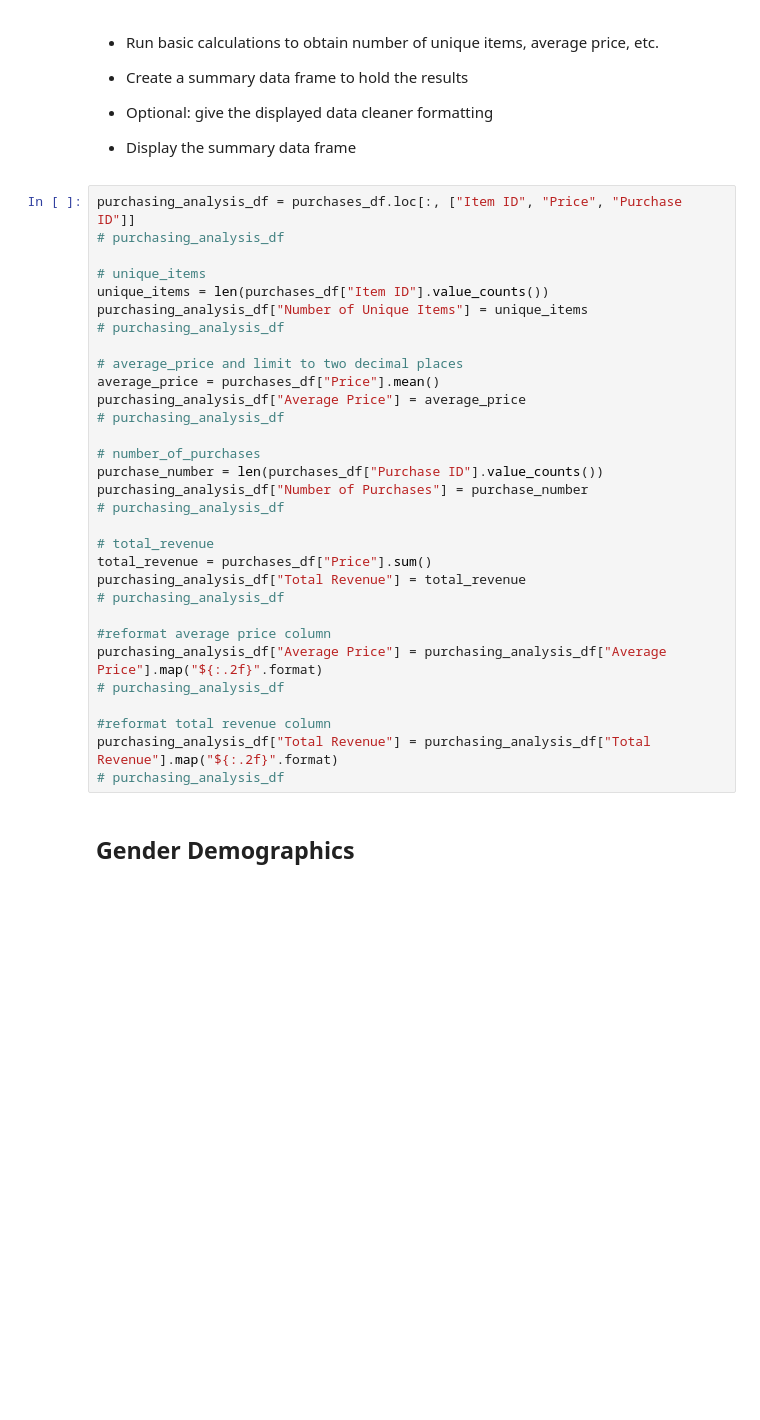
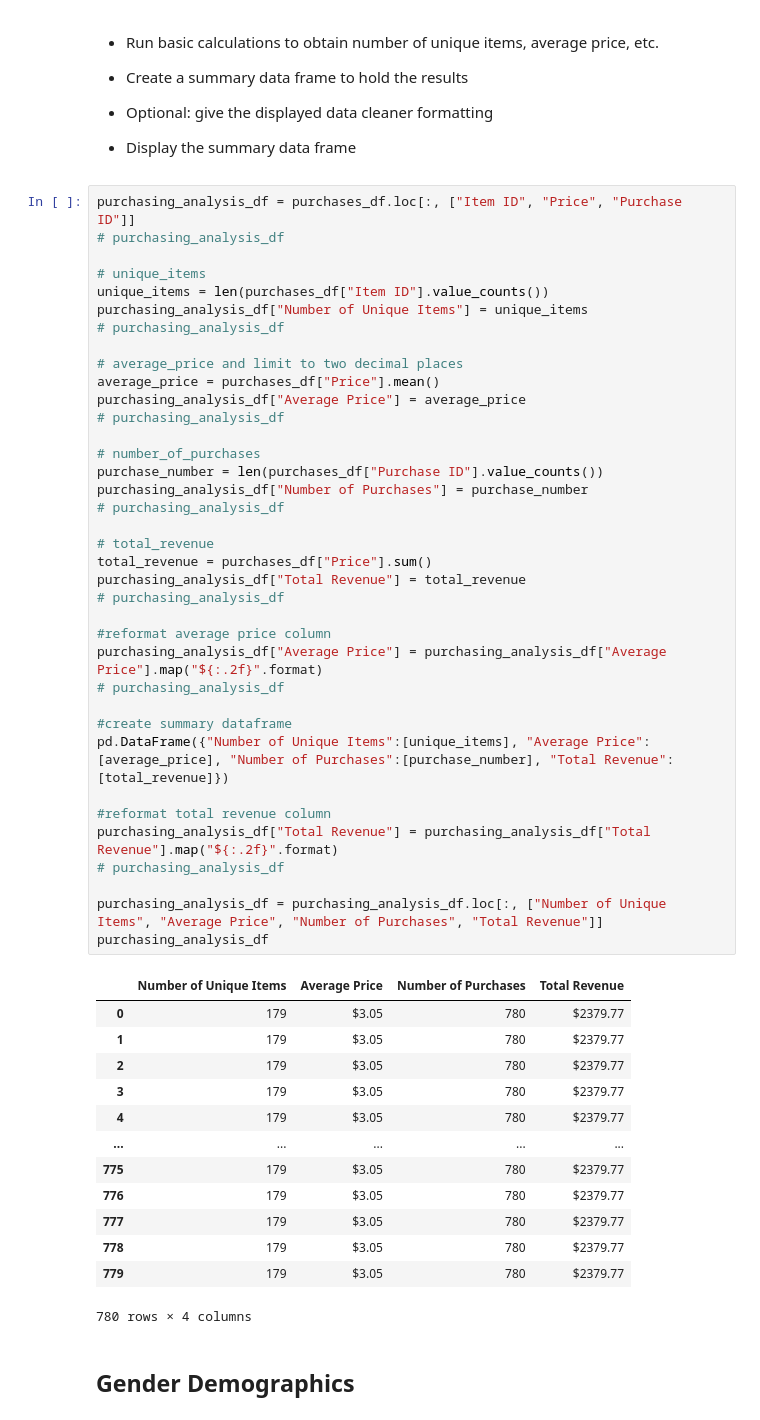
Before and after one commit to Unis434/pandas---challenge, a Jupyter notebook: HeroesOfPymoli_starter.ipynb, the cells around one changed output. Saved outputs shown, nothing was run; the diff lists cells and outputs as text; blank space fills up the shorter version.

```diff
--- a/HeroesOfPymoli_starter.ipynb
+++ b/HeroesOfPymoli_starter.ipynb
@@ -59,33 +59,53 @@ pd.DataFrame({"Total Count": [player_count]})
 purchasing_analysis_df = purchases_df.loc[:, ["Item ID", "Price", "Purchase ID"]]
 # purchasing_analysis_df
 
 # unique_items
 unique_items = len(purchases_df["Item ID"].value_counts())
 purchasing_analysis_df["Number of Unique Items"] = unique_items
 # purchasing_analysis_df
 
 # average_price and limit to two decimal places
 average_price = purchases_df["Price"].mean()
 purchasing_analysis_df["Average Price"] = average_price
 # purchasing_analysis_df
 
 # number_of_purchases
 purchase_number = len(purchases_df["Purchase ID"].value_counts())
 purchasing_analysis_df["Number of Purchases"] = purchase_number
 # purchasing_analysis_df
 
 # total_revenue
 total_revenue = purchases_df["Price"].sum()
 purchasing_analysis_df["Total Revenue"] = total_revenue
 # purchasing_analysis_df
 
 #reformat average price column
 purchasing_analysis_df["Average Price"] = purchasing_analysis_df["Average Price"].map("${:.2f}".format)
 # purchasing_analysis_df
 
+#create summary dataframe
+pd.DataFrame({"Number of Unique Items":[unique_items], "Average Price":[average_price], "Number of Purchases":[purchase_number], "Total Revenue":[total_revenue]})
+
 #reformat total revenue column
 purchasing_analysis_df["Total Revenue"] = purchasing_analysis_df["Total Revenue"].map("${:.2f}".format)
 # purchasing_analysis_df
+
+purchasing_analysis_df = purchasing_analysis_df.loc[:, ["Number of Unique Items", "Average Price", "Number of Purchases", "Total Revenue"]]
+purchasing_analysis_df
+# %% [output]
+|  | Number of Unique Items | Average Price | Number of Purchases | Total Revenue |
+| 0 | 179 | $3.05 | 780 | $2379.77 |
+| 1 | 179 | $3.05 | 780 | $2379.77 |
+| 2 | 179 | $3.05 | 780 | $2379.77 |
+| 3 | 179 | $3.05 | 780 | $2379.77 |
+| 4 | 179 | $3.05 | 780 | $2379.77 |
+| ... | ... | ... | ... | ... |
+| 775 | 179 | $3.05 | 780 | $2379.77 |
+| 776 | 179 | $3.05 | 780 | $2379.77 |
+| 777 | 179 | $3.05 | 780 | $2379.77 |
+| 778 | 179 | $3.05 | 780 | $2379.77 |
+| 779 | 179 | $3.05 | 780 | $2379.77 |
+780 rows × 4 columns
 # %% [markdown]
 ## Gender Demographics
 # %% [markdown]
```
Also changed, not shown: parts of 14 cells of this notebook.
